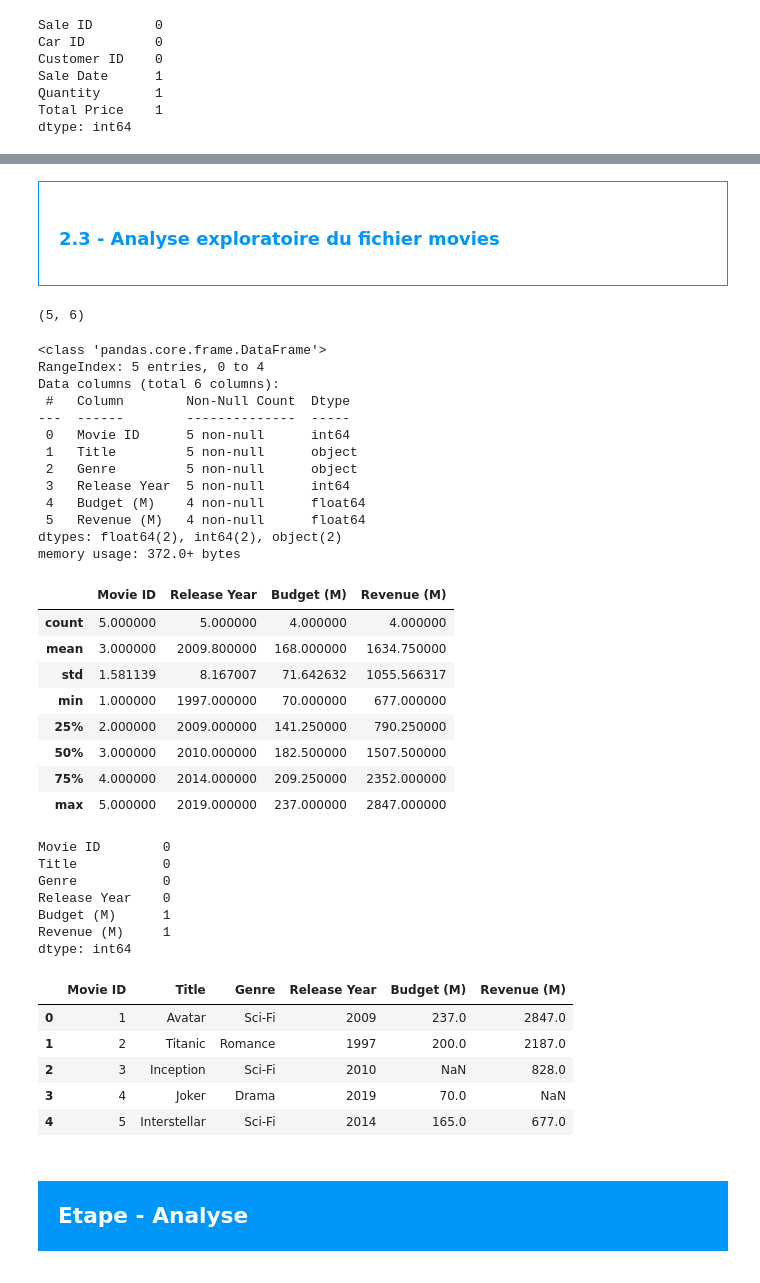
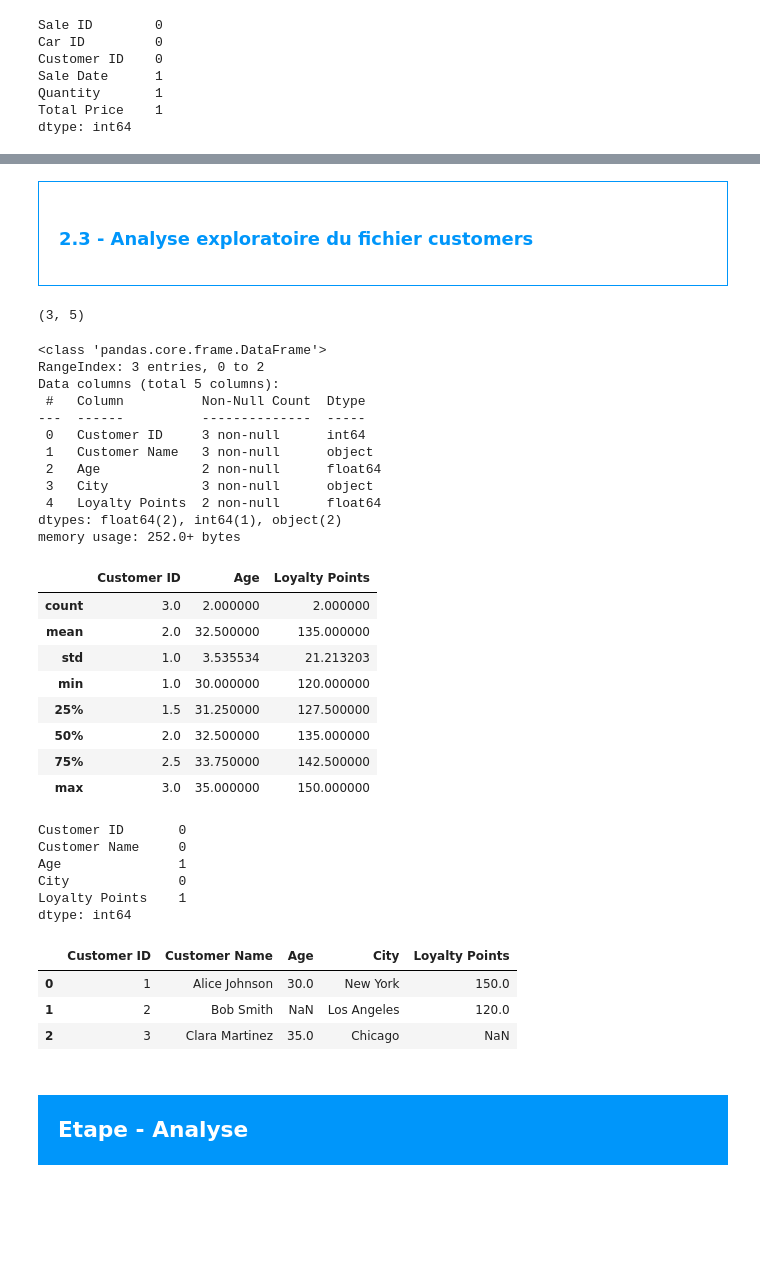
Before and after one commit to MohammedABBAKAR/Car-Dealership-Data-Analysis, a Jupyter notebook: Untitled.ipynb, the cells around one changed output, grey strips where cells are left out. Drawn from its saved outputs; the diff is of its cells as text; code cells hidden in the pictures; blank space fills up the shorter version.

```diff
--- a/Untitled.ipynb
+++ b/Untitled.ipynb
@@ -142,58 +142,54 @@ sales.head()
 # %% [markdown]
 <div style="border: 1px solid RGB(0,150,250);" >
-<h3 style="margin: auto; padding: 20px; color: RGB(0,150,250); ">2.3 - Analyse exploratoire du fichier movies</h3>
+<h3 style="margin: auto; padding: 20px; color: RGB(0,150,250); ">2.3 - Analyse exploratoire du fichier customers</h3>
 </div>
 # %%
-movies.shape
+customers.shape
 # %% [output]
-(5, 6)
+(3, 5)
 # %%
-movies.info()
+customers.info()
 # %% [output]
 <class 'pandas.core.frame.DataFrame'>
-RangeIndex: 5 entries, 0 to 4
-Data columns (total 6 columns):
- #   Column        Non-Null Count  Dtype
----  ------        --------------  -----
- 0   Movie ID      5 non-null      int64
- 1   Title         5 non-null      object
- 2   Genre         5 non-null      object
- 3   Release Year  5 non-null      int64
- 4   Budget (M)    4 non-null      float64
- 5   Revenue (M)   4 non-null      float64
-dtypes: float64(2), int64(2), object(2)
-memory usage: 372.0+ bytes
+RangeIndex: 3 entries, 0 to 2
+Data columns (total 5 columns):
+ #   Column          Non-Null Count  Dtype
+---  ------          --------------  -----
+ 0   Customer ID     3 non-null      int64
+ 1   Customer Name   3 non-null      object
+ 2   Age             2 non-null      float64
+ 3   City            3 non-null      object
+ 4   Loyalty Points  2 non-null      float64
+dtypes: float64(2), int64(1), object(2)
+memory usage: 252.0+ bytes
 # %%
-movies.describe()
+customers.describe()
 # %% [output]
-|  | Movie ID | Release Year | Budget (M) | Revenue (M) |
-| count | 5.000000 | 5.000000 | 4.000000 | 4.000000 |
-| mean | 3.000000 | 2009.800000 | 168.000000 | 1634.750000 |
-| std | 1.581139 | 8.167007 | 71.642632 | 1055.566317 |
-| min | 1.000000 | 1997.000000 | 70.000000 | 677.000000 |
-| 25% | 2.000000 | 2009.000000 | 141.250000 | 790.250000 |
-| 50% | 3.000000 | 2010.000000 | 182.500000 | 1507.500000 |
-| 75% | 4.000000 | 2014.000000 | 209.250000 | 2352.000000 |
-| max | 5.000000 | 2019.000000 | 237.000000 | 2847.000000 |
+|  | Customer ID | Age | Loyalty Points |
+| count | 3.0 | 2.000000 | 2.000000 |
+| mean | 2.0 | 32.500000 | 135.000000 |
+| std | 1.0 | 3.535534 | 21.213203 |
+| min | 1.0 | 30.000000 | 120.000000 |
+| 25% | 1.5 | 31.250000 | 127.500000 |
+| 50% | 2.0 | 32.500000 | 135.000000 |
+| 75% | 2.5 | 33.750000 | 142.500000 |
+| max | 3.0 | 35.000000 | 150.000000 |
 # %%
-movies.isnull().sum()
+customers.isnull().sum()
 # %% [output]
-Movie ID        0
-Title           0
-Genre           0
-Release Year    0
-Budget (M)      1
-Revenue (M)     1
+Customer ID       0
+Customer Name     0
+Age               1
+City              0
+Loyalty Points    1
 dtype: int64
 # %%
-movies.head()
+customers.head()
 # %% [output]
-|  | Movie ID | Title | Genre | Release Year | Budget (M) | Revenue (M) |
-| 0 | 1 | Avatar | Sci-Fi | 2009 | 237.0 | 2847.0 |
-| 1 | 2 | Titanic | Romance | 1997 | 200.0 | 2187.0 |
-| 2 | 3 | Inception | Sci-Fi | 2010 | NaN | 828.0 |
-| 3 | 4 | Joker | Drama | 2019 | 70.0 | NaN |
-| 4 | 5 | Interstellar | Sci-Fi | 2014 | 165.0 | 677.0 |
+|  | Customer ID | Customer Name | Age | City | Loyalty Points |
+| 0 | 1 | Alice Johnson | 30.0 | New York | 150.0 |
+| 1 | 2 | Bob Smith | NaN | Los Angeles | 120.0 |
+| 2 | 3 | Clara Martinez | 35.0 | Chicago | NaN |
 # %% [markdown]
 <div style="background-color: RGB(0,150,250);" >
 <h2 style="margin: auto; padding: 20px; color:#fff; ">Etape  - Analyse </h2>
```
Also changed, not shown: parts of 1 cell of this notebook.
